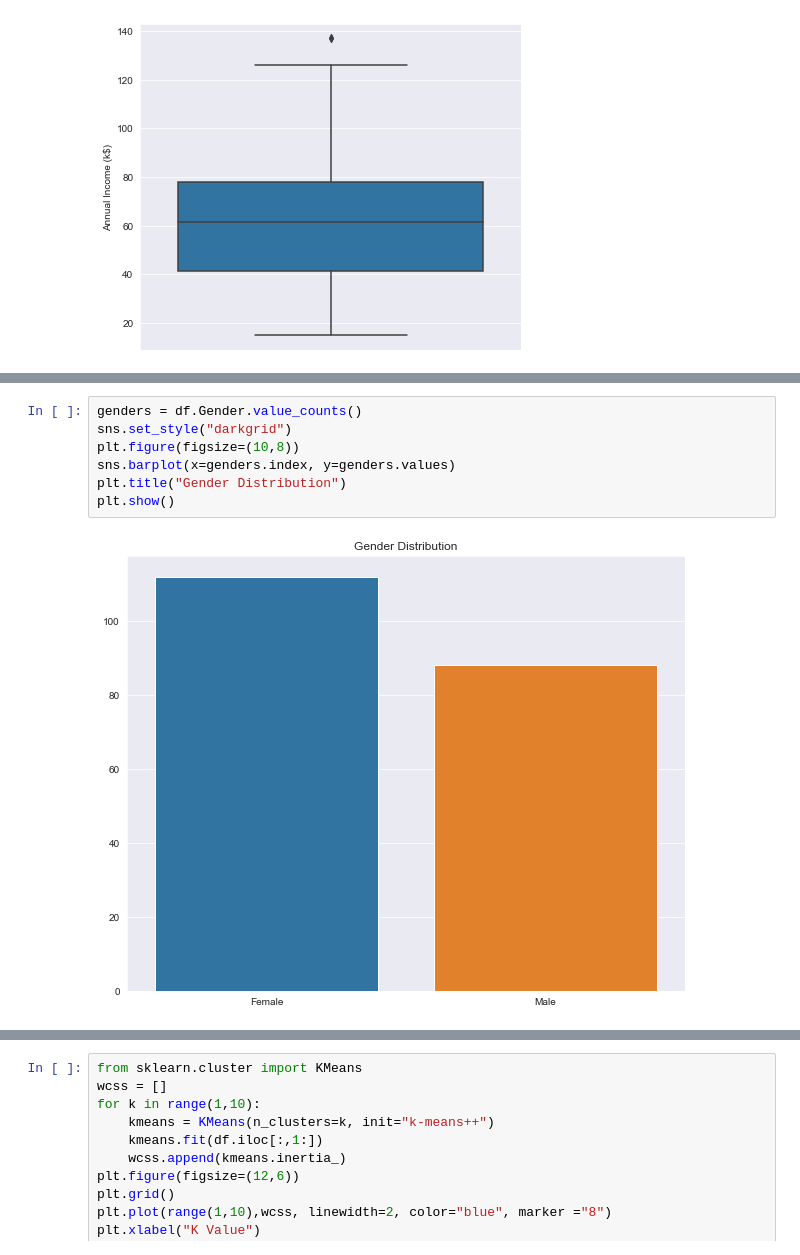
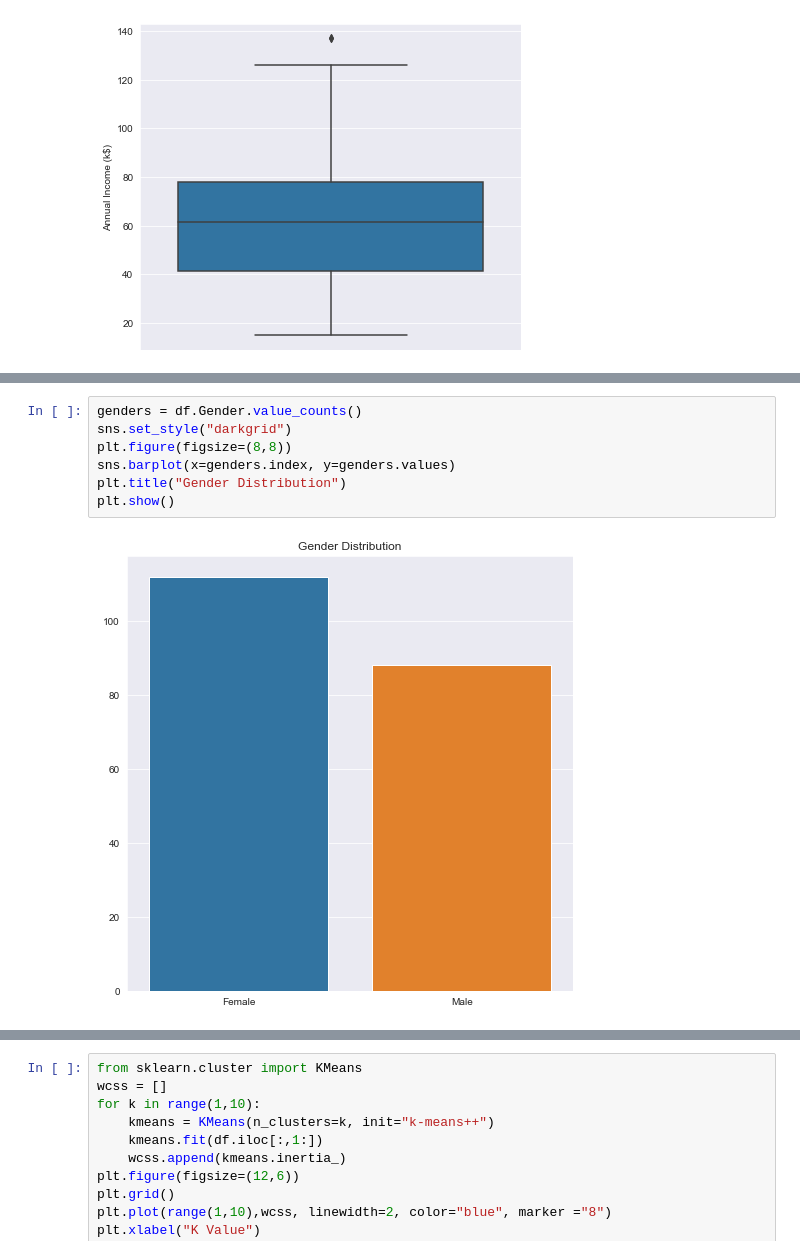
Before and after one commit to adarshkumar8225/clustering, a Jupyter notebook: clustering.ipynb, the cells around one changed output, grey strips where cells are left out. Drawn from its saved outputs; the diff is of its cells as text.

```diff
--- a/clustering.ipynb
+++ b/clustering.ipynb
@@ -53,12 +53,12 @@ plt.show()
 # %%
 genders = df.Gender.value_counts()
 sns.set_style("darkgrid")
-plt.figure(figsize=(10,8))
+plt.figure(figsize=(8,8))
 sns.barplot(x=genders.index, y=genders.values)
 plt.title("Gender Distribution")
 plt.show()
 # %% [output]
-[figure, old version]
+[figure, new version]
 # %%
 age01_25 = df.Age[(df.Age <= 25) & (df.Age >= 1)]
 age26_40 = df.Age[(df.Age <= 40) & (df.Age >= 26)]
```
Also changed, not shown: parts of 3 cells of this notebook.
